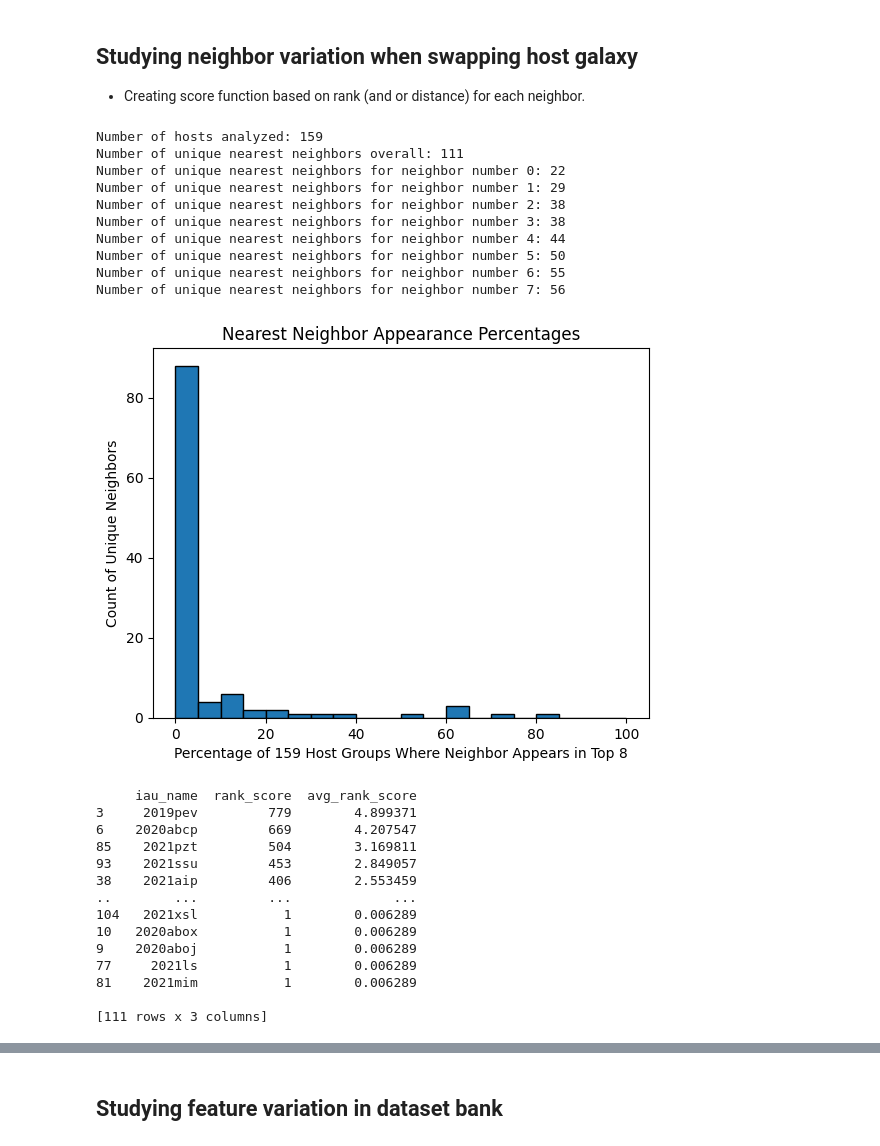
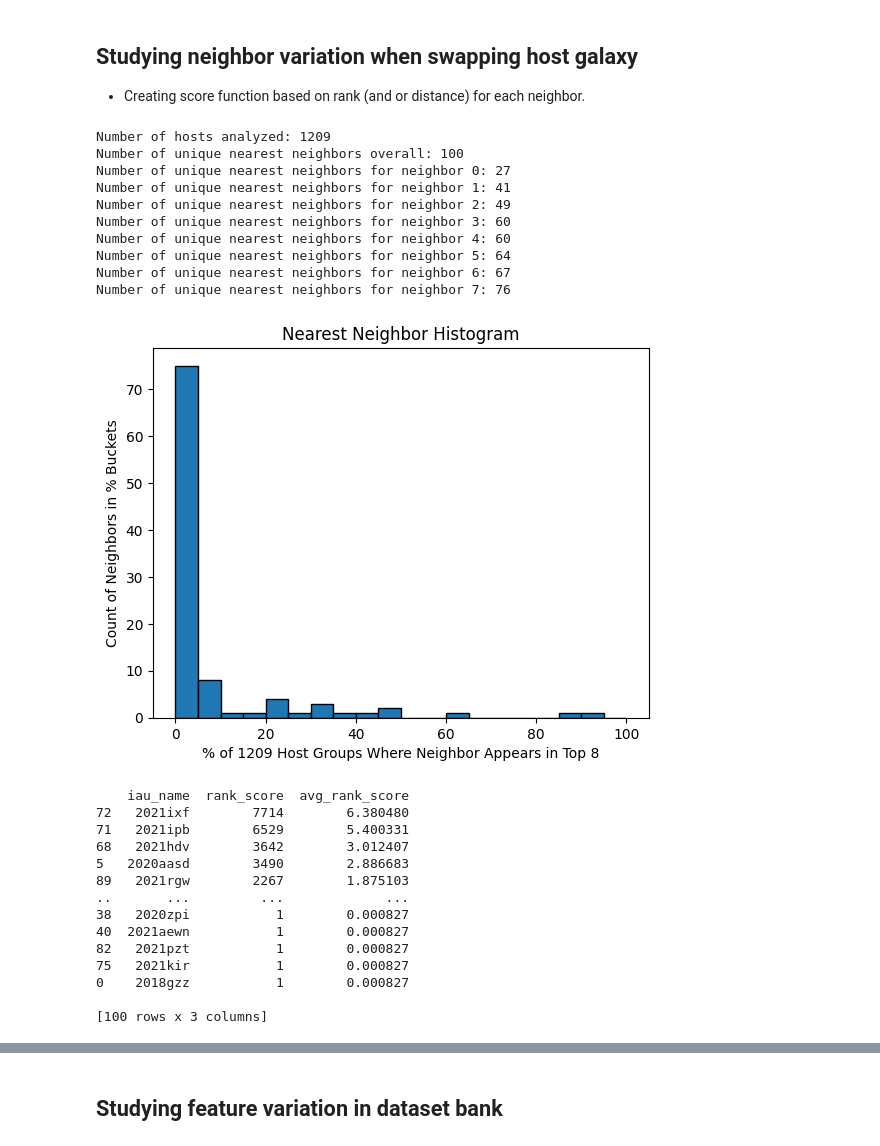
Before and after one commit to evan-reynolds/laiss_timedomainanomalies, a Jupyter notebook: notebooks/evan_research.ipynb, the cells around one changed output, grey strips where cells are left out. Saved outputs shown, nothing was run; the diff lists cells and outputs as text; code cells hidden in the pictures.

```diff
--- a/notebooks/evan_research.ipynb
+++ b/notebooks/evan_research.ipynb
@@ -287,6 +287,15 @@ feat_df = mod_extract_lc_and_host_features(
     host_features=host_features,
     store_csv=False,
 )
+
+# Choose LAISS features to use
+with open("../data/host_features.txt") as host_f:
+    host_features = [line.strip() for line in host_f.readlines()]
+with open("../data/lc_features.txt") as lc_f:
+    lc_features = [line.strip() for line in lc_f.readlines()]
+lc_and_host_features = host_features + lc_features
+lc_and_host_features.append("ra")
+lc_and_host_features.append("dec")
 
 if feat_df is not None:
     feat_df = feat_df.dropna()
@@ -393,7 +419,7 @@ df = pd.read_csv('../data/neighbors_lib.csv')
 # df = pd.read_csv('../data/neighbors_lib_GHOST_df_version.csv')
 
 df = df.drop_duplicates().reset_index(drop=True, inplace=False)
-df = df[df["lightcurve_ztf"] == "ZTF22abcvfgs"] # ZTF21aaublej or ZTF22abcvfgs
+df = df[df["lightcurve_ztf"] == "ZTF21aaublej"] # ZTF21aaublej or ZTF22abcvfgs
 
 
 print(f"Number of hosts analyzed: {df['host_ztf'].nunique()}")
@@ -406,7 +432,7 @@ print(f"Number of unique nearest neighbors overall: {unique_neighbors}")
 for n in range(0, 8):
     target_neighbors_df = df[df['neighbor_num'] == n]
     unique_neighbors = target_neighbors_df['iau_name'].nunique()
-    print(f"Number of unique nearest neighbors for neighbor number {n}: {unique_neighbors}")
+    print(f"Number of unique nearest neighbors for neighbor {n}: {unique_neighbors}")
 
 # Get frequency of neighbor appearance, plot histogram of percentages
 neighbor_counts = df['iau_name'].value_counts()
@@ -414,9 +440,9 @@ total_host_groups = df['host_ztf'].nunique()
 
 neighbor_percentage = (neighbor_counts / total_host_groups) * 100
 plt.hist(neighbor_percentage, bins=range(0, 101, 5), edgecolor='black')
-plt.xlabel(f"Percentage of {total_host_groups} Host Groups Where Neighbor Appears in Top 8")
-plt.ylabel("Count of Unique Neighbors")
-plt.title("Nearest Neighbor Appearance Percentages")
+plt.xlabel(f"% of {total_host_groups} Host Groups Where Neighbor Appears in Top 8")
+plt.ylabel("Count of Neighbors in % Buckets")
+plt.title("Nearest Neighbor Histogram")
 plt.show()
 
 # Use scoring system to factor in rank
@@ -426,56 +452,56 @@ df['rank_score'] = df['neighbor_num'].map(score_mapping)
 #df['rank_score'] = df['neighbor_num'].map(avg_score_mapping)
 
 rank_score_summary = df.groupby('iau_name')['rank_score'].sum().reset_index()
 rank_score_summary = rank_score_summary.sort_values(by='rank_score', ascending=False)
 rank_score_summary['avg_rank_score'] = rank_score_summary['rank_score'] / total_host_groups
 print(rank_score_summary)
 
 
 # Scoring system based on distance
 def plot_distance_difference(df, num):
     target_neighbors = df[df['neighbor_num'] == num]
 
     real_transient_row = target_neighbors[target_neighbors['lightcurve_ztf'] == target_neighbors['host_ztf']]
 
     if real_transient_row.empty:
         print("No matching lightcurve_ztf and host_ztf found for the specified neighbor_num.")
         return
 
     # Get distance difference for each neighbor in target_neighbors
     target_neighbors['dist_diff'] = target_neighbors['dist'] - real_transient_row['dist'].values[0]
 
     # Plot histogram of the distance differences with an overlaid KDE (Kernel Density Estimate) line
     plt.figure(figsize=(10, 6))
     sns.histplot(target_neighbors['dist_diff'], kde=True)
     plt.xlabel("Distance - True Transient-Host Neighbor Distance")
     plt.ylabel("Frequency")
     plt.title(f"Histogram of Distances for Neighbor #{num+1}")
     plt.show()
 
-plot_distance_difference(df, 1)
+#plot_distance_difference(df, 2)
 # %% [output]
-Number of hosts analyzed: 159
-Number of unique nearest neighbors overall: 111
-Number of unique nearest neighbors for neighbor number 0: 22
-Number of unique nearest neighbors for neighbor number 1: 29
-Number of unique nearest neighbors for neighbor number 2: 38
-Number of unique nearest neighbors for neighbor number 3: 38
-Number of unique nearest neighbors for neighbor number 4: 44
-Number of unique nearest neighbors for neighbor number 5: 50
-Number of unique nearest neighbors for neighbor number 6: 55
-Number of unique nearest neighbors for neighbor number 7: 56
+Number of hosts analyzed: 1209
+Number of unique nearest neighbors overall: 100
+Number of unique nearest neighbors for neighbor 0: 27
+Number of unique nearest neighbors for neighbor 1: 41
+Number of unique nearest neighbors for neighbor 2: 49
+Number of unique nearest neighbors for neighbor 3: 60
+Number of unique nearest neighbors for neighbor 4: 60
+Number of unique nearest neighbors for neighbor 5: 64
+Number of unique nearest neighbors for neighbor 6: 67
+Number of unique nearest neighbors for neighbor 7: 76
-[figure, old version]
+[figure, new version]
-     iau_name  rank_score  avg_rank_score
-3     2019pev         779        4.899371
-6    2020abcp         669        4.207547
-85    2021pzt         504        3.169811
-93    2021ssu         453        2.849057
-38    2021aip         406        2.553459
-..        ...         ...             ...
-104   2021xsl           1        0.006289
-10   2020abox           1        0.006289
-9    2020aboj           1        0.006289
-77     2021ls           1        0.006289
-81    2021mim           1        0.006289
+    iau_name  rank_score  avg_rank_score
+72   2021ixf        7714        6.380480
+71   2021ipb        6529        5.400331
+68   2021hdv        3642        3.012407
+5   2020aasd        3490        2.886683
+89   2021rgw        2267        1.875103
+..       ...         ...             ...
+38   2020zpi           1        0.000827
+40  2021aewn           1        0.000827
+82   2021pzt           1        0.000827
+75   2021kir           1        0.000827
+0    2018gzz           1        0.000827
 
-[111 rows x 3 columns]
+[100 rows x 3 columns]
```
Also changed, not shown: parts of 8 cells of this notebook, 6 other files.
